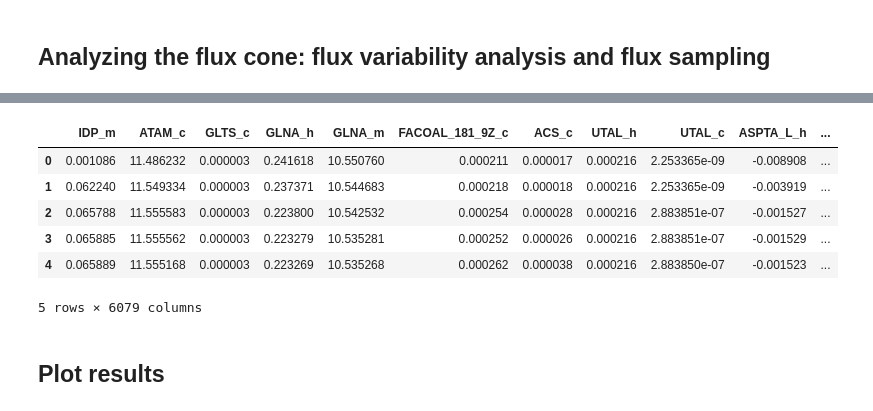
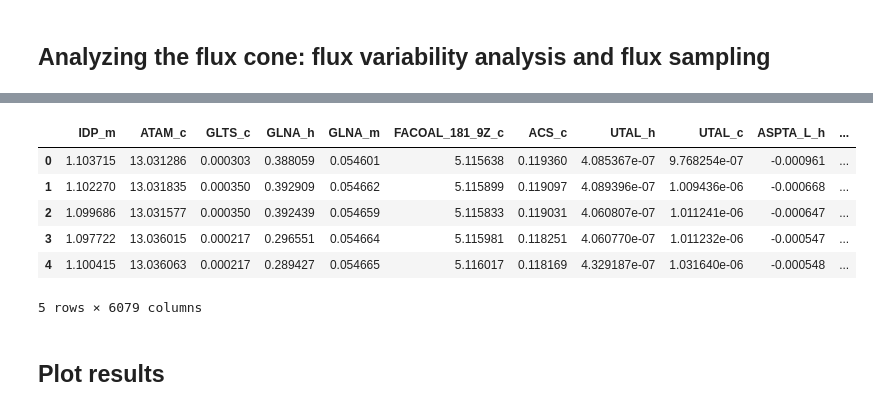
Before and after one commit to Robaina/Phycogem, a Jupyter notebook: docs/0_basic_examples.ipynb, the cells around one changed output, grey strips where cells are left out. Saved outputs shown, nothing was run; the diff lists cells and outputs as text; code cells hidden in the pictures.

```diff
--- a/docs/0_basic_examples.ipynb
+++ b/docs/0_basic_examples.ipynb
@@ -163,16 +164,16 @@ fva.head()
 # %%
 # sample = gem.sample_flux_space(n_samples=1000, n_processes=14)
 # sample.to_csv("../results/flux_samples/ps_photoeuk_noSK.csv")
 
-sample = pd.read_csv("../results/flux_samples/iTps1432_high.csv", index_col=0)
+sample = pd.read_csv("../results/flux_samples/ps_photoeuk_noSK.csv", index_col=0)
 sample.head()
 # %% [output]
 |  | IDP_m | ATAM_c | GLTS_c | GLNA_h | GLNA_m | FACOAL_181_9Z_c | ACS_c | UTAL_h | UTAL_c | ASPTA_L_h | ... |
-| 0 | 0.001086 | 11.486232 | 0.000003 | 0.241618 | 10.550760 | 0.000211 | 0.000017 | 0.000216 | 2.253365e-09 | -0.008908 | ... |
-| 1 | 0.062240 | 11.549334 | 0.000003 | 0.237371 | 10.544683 | 0.000218 | 0.000018 | 0.000216 | 2.253365e-09 | -0.003919 | ... |
-| 2 | 0.065788 | 11.555583 | 0.000003 | 0.223800 | 10.542532 | 0.000254 | 0.000028 | 0.000216 | 2.883851e-07 | -0.001527 | ... |
-| 3 | 0.065885 | 11.555562 | 0.000003 | 0.223279 | 10.535281 | 0.000252 | 0.000026 | 0.000216 | 2.883851e-07 | -0.001529 | ... |
-| 4 | 0.065889 | 11.555168 | 0.000003 | 0.223269 | 10.535268 | 0.000262 | 0.000038 | 0.000216 | 2.883850e-07 | -0.001523 | ... |
+| 0 | 1.103715 | 13.031286 | 0.000303 | 0.388059 | 0.054601 | 5.115638 | 0.119360 | 4.085367e-07 | 9.768254e-07 | -0.000961 | ... |
+| 1 | 1.102270 | 13.031835 | 0.000350 | 0.392909 | 0.054662 | 5.115899 | 0.119097 | 4.089396e-07 | 1.009436e-06 | -0.000668 | ... |
+| 2 | 1.099686 | 13.031577 | 0.000350 | 0.392439 | 0.054659 | 5.115833 | 0.119031 | 4.060807e-07 | 1.011241e-06 | -0.000647 | ... |
+| 3 | 1.097722 | 13.036015 | 0.000217 | 0.296551 | 0.054664 | 5.115981 | 0.118251 | 4.060770e-07 | 1.011232e-06 | -0.000547 | ... |
+| 4 | 1.100415 | 13.036063 | 0.000217 | 0.289427 | 0.054665 | 5.116017 | 0.118169 | 4.329187e-07 | 1.031640e-06 | -0.000548 | ... |
 5 rows × 6079 columns
 # %% [markdown]
 ## Plot results
```
Also changed, not shown: parts of 9 cells of this notebook, 7 other files.
